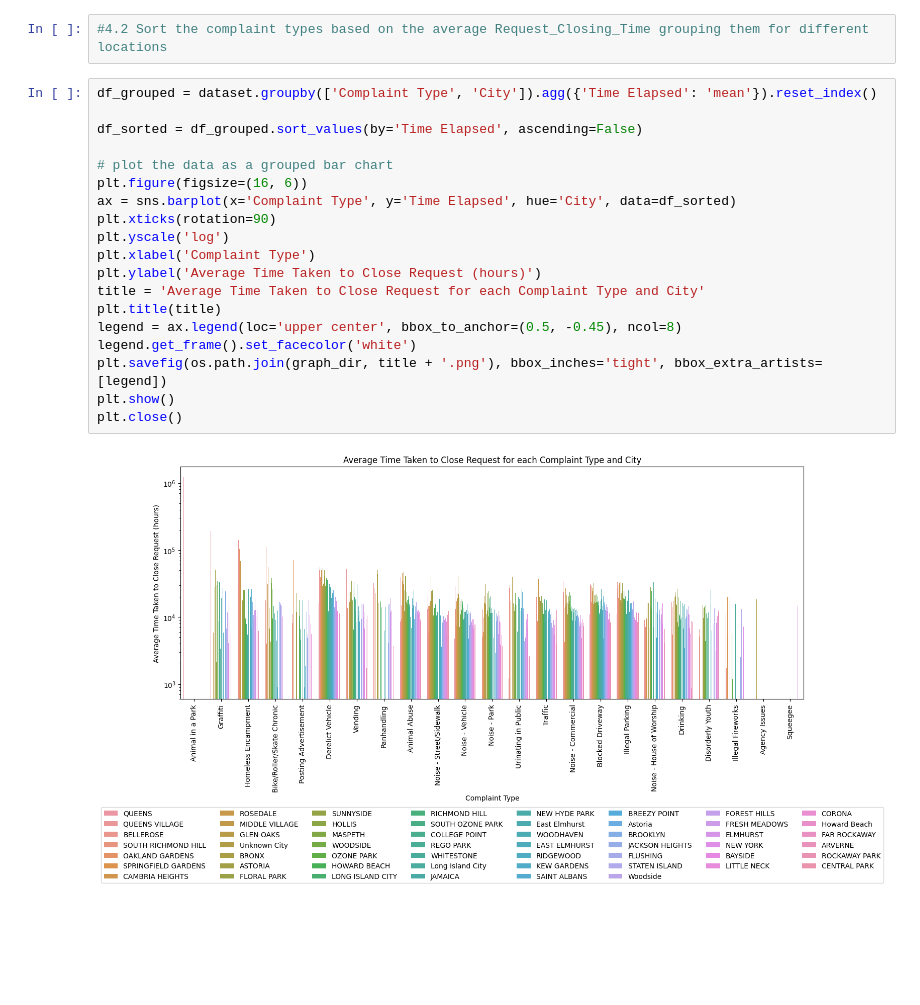
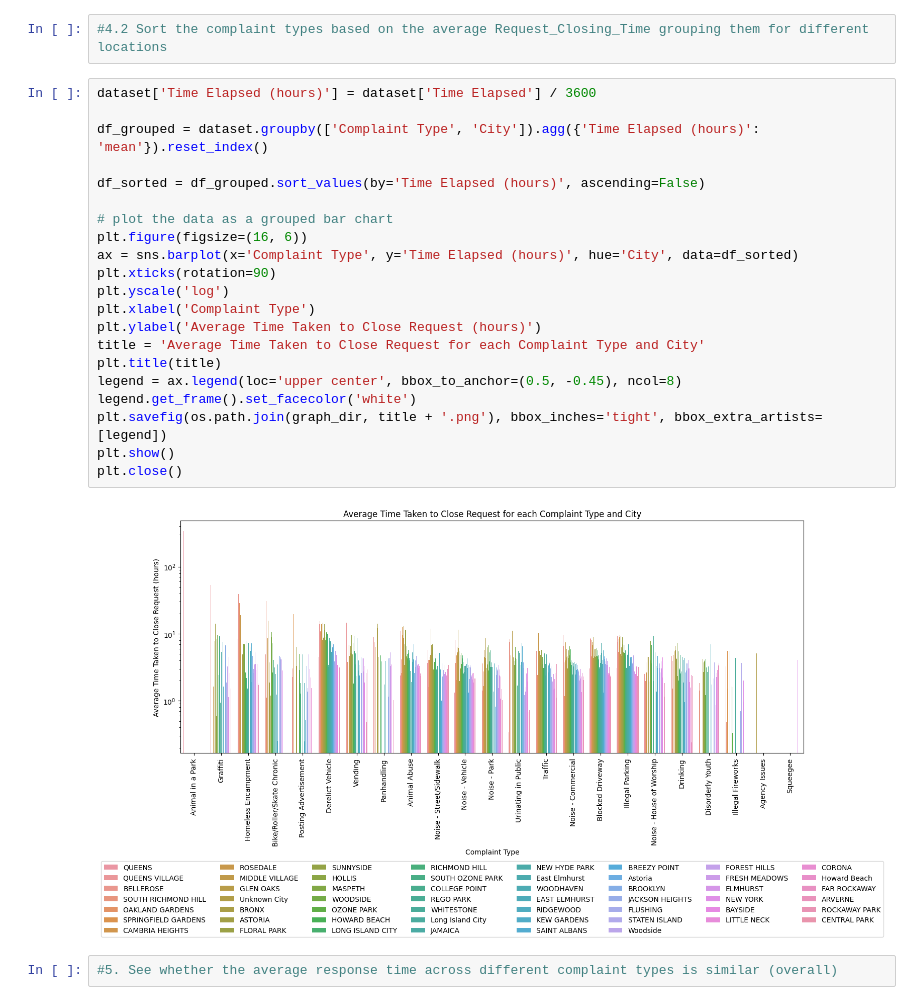
Before and after one commit to kanaishk/Data-Science-With-Python, a Jupyter notebook: Project/Customer_Service_Requests_Analysis/Analysis.ipynb, the cells around one changed output. Cells and saved outputs as stored; diff of their text form; blank space fills up the shorter version.

```diff
--- a/Project/Customer_Service_Requests_Analysis/Analysis.ipynb
+++ b/Project/Customer_Service_Requests_Analysis/Analysis.ipynb
@@ -412,23 +412,27 @@ plt.close()
 # %%
 #4.2 Sort the complaint types based on the average Request_Closing_Time grouping them for different locations
 # %%
-df_grouped = dataset.groupby(['Complaint Type', 'City']).agg({'Time Elapsed': 'mean'}).reset_index()
+dataset['Time Elapsed (hours)'] = dataset['Time Elapsed'] / 3600
 
-df_sorted = df_grouped.sort_values(by='Time Elapsed', ascending=False)
+df_grouped = dataset.groupby(['Complaint Type', 'City']).agg({'Time Elapsed (hours)': 'mean'}).reset_index()
+
+df_sorted = df_grouped.sort_values(by='Time Elapsed (hours)', ascending=False)
 
 # plot the data as a grouped bar chart
 plt.figure(figsize=(16, 6))
-ax = sns.barplot(x='Complaint Type', y='Time Elapsed', hue='City', data=df_sorted)
+ax = sns.barplot(x='Complaint Type', y='Time Elapsed (hours)', hue='City', data=df_sorted)
 plt.xticks(rotation=90)
 plt.yscale('log')
 plt.xlabel('Complaint Type')
 plt.ylabel('Average Time Taken to Close Request (hours)')
 title = 'Average Time Taken to Close Request for each Complaint Type and City'
 plt.title(title)
 legend = ax.legend(loc='upper center', bbox_to_anchor=(0.5, -0.45), ncol=8)
 legend.get_frame().set_facecolor('white')
 plt.savefig(os.path.join(graph_dir, title + '.png'), bbox_inches='tight', bbox_extra_artists=[legend])
 plt.show()
 plt.close()
 # %% [output]
-[figure, old version]
+[figure, new version]
+# %%
+#5. See whether the average response time across different complaint types is similar (overall)
```
Also changed, not shown: parts of 3 cells of this notebook, 3 other files.
